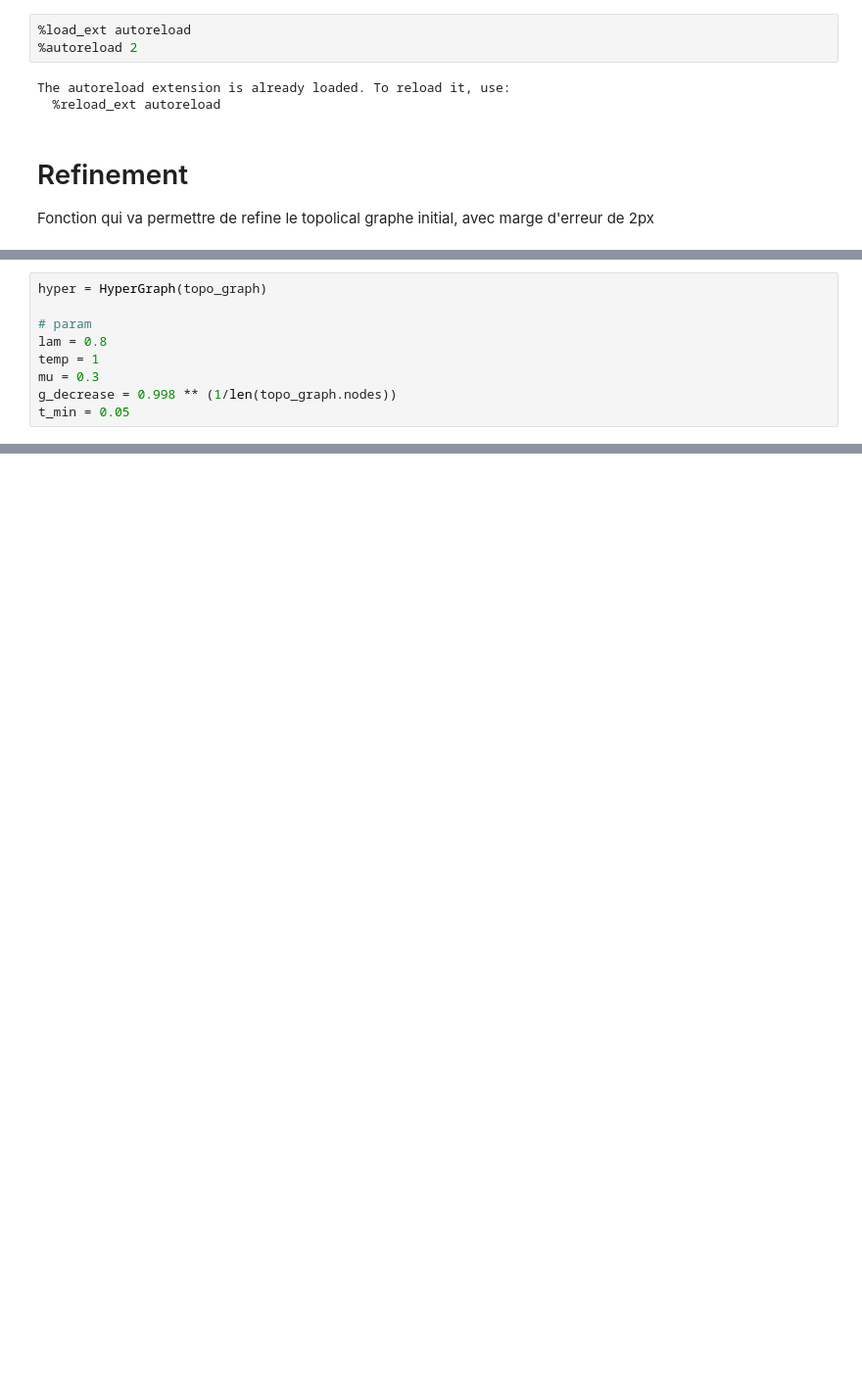
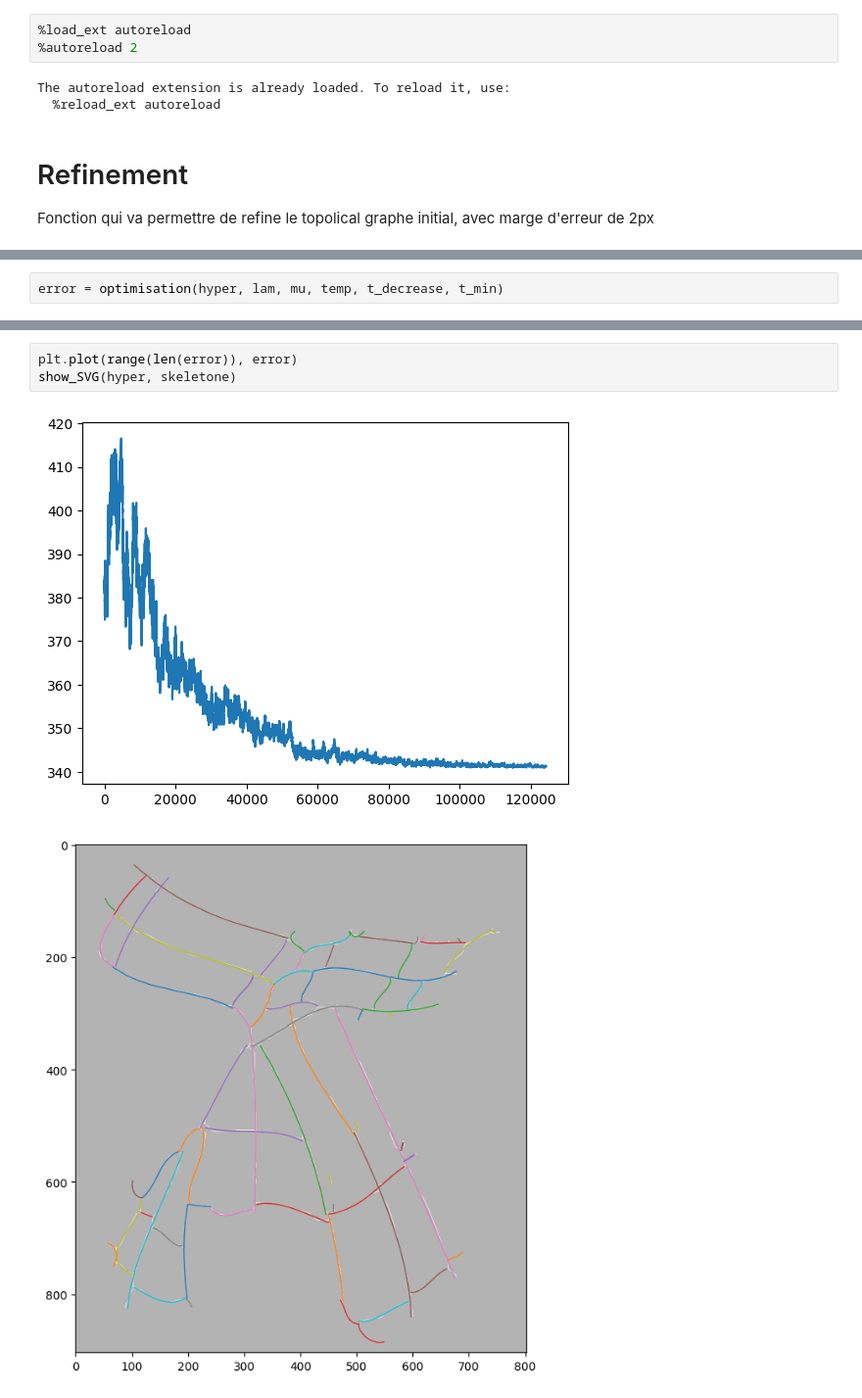
Before and after one commit to rambip/sketch-vectorization, a Jupyter notebook: notebooks/work_matteo.ipynb, the cells around one changed output, grey strips where cells are left out. Shown at 98% size. Saved outputs shown, nothing was run; the diff lists cells and outputs as text; blank space fills up the shorter version.

```diff
--- a/notebooks/work_matteo.ipynb
+++ b/notebooks/work_matteo.ipynb
@@ -51,9 +66,2 @@ visualize_bezier_fits(skeletone, new_bezier_curves)
 # %%
-hyper = HyperGraph(topo_graph)
-
-# param
-lam = 0.8
-temp = 1
-mu = 0.3
-g_decrease = 0.998 ** (1/len(topo_graph.nodes))
-t_min = 0.05
+error = optimisation(hyper, lam, mu, temp, t_decrease, t_min)
@@ -59,0 +82,6 @@ t_min = 0.05
+# %%
+plt.plot(range(len(error)), error)
+show_SVG(hyper, skeletone)
+# %% [output]
+[figure, added]
+[figure, added]
```
Also changed, not shown: parts of 5 cells of this notebook, 1 other file.
